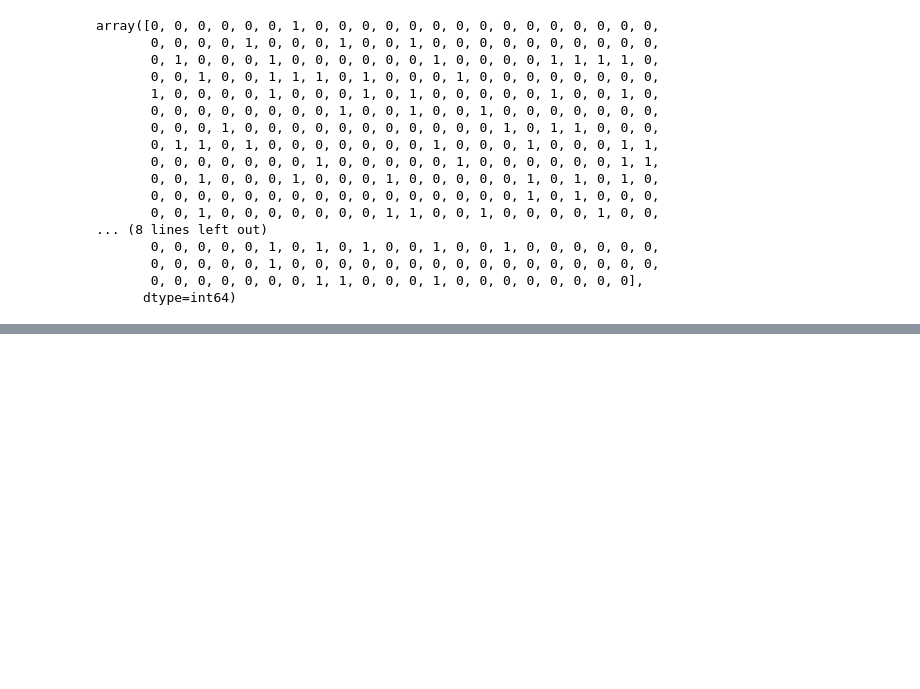
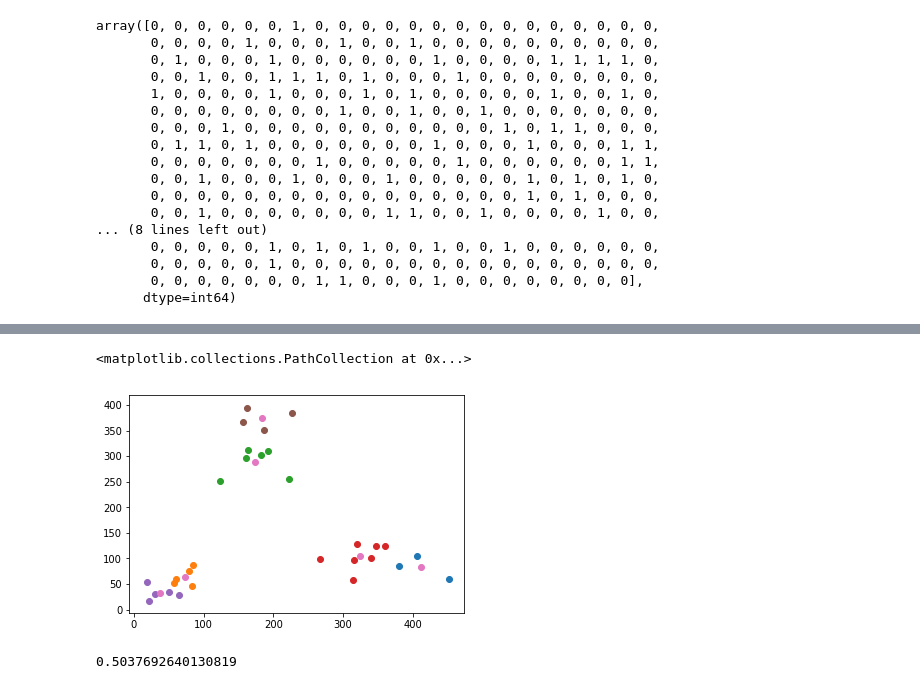
Before and after one commit to docligot/web-bootcamp-1, a Jupyter notebook: ems/python/Python Exercises.ipynb, the cells around one changed output, grey strips where cells are left out. Cells and saved outputs as stored; diff of their text form; code cells hidden in the pictures; blank space fills up the shorter version.

```diff
--- a/ems/python/Python Exercises.ipynb
+++ b/ems/python/Python Exercises.ipynb
@@ -424,0 +544,5 @@ train_out.to_csv('D:\htdocs\web-bootcamp-1\doc\python\pred_usage_1.csv')
+# %%
+# Clustering
+
+
+km = KMeans(n_clusters=2)
@@ -424,0 +600,31 @@ train_out.to_csv('D:\htdocs\web-bootcamp-1\doc\python\pred_usage_1.csv')
+# %%
+fig = plt.gcf()
+fig.set_size_inches(15, 10.5)
+km = KMeans(n_clusters=6)
+km.fit(train)
+toutput = km.predict(train)
+toutput1 = pd.DataFrame(toutput, columns = ['cluster'])
+toutput2 = df.join(toutput1, how='inner')
+tds0 = toutput2[toutput2.cluster==0]
+tds1 = toutput2[toutput2.cluster==1]
+tds2 = toutput2[toutput2.cluster==2]
+tds3 = toutput2[toutput2.cluster==3]
+tds4 = toutput2[toutput2.cluster==4]
+tds5 = toutput2[toutput2.cluster==5]
+tdsc = pd.DataFrame(km.cluster_centers_, columns = ['x_axis', 'y_axis'])
+plt.scatter(tds0.x_axis, tds0.y_axis)
+plt.scatter(tds1.x_axis, tds1.y_axis)
+plt.scatter(tds2.x_axis, tds2.y_axis)
+plt.scatter(tds3.x_axis, tds3.y_axis)
+plt.scatter(tds4.x_axis, tds4.y_axis)
+plt.scatter(tds5.x_axis, tds5.y_axis)
+plt.scatter(tdsc.x_axis, tdsc.y_axis)
+# %% [output]
+<matplotlib.collections.PathCollection at 0x...>
+[figure, added]
+# %%
+km = KMeans(n_clusters=6)
+km.fit(train)
+silhouette_score(km.fit_transform(train), km.labels_)
+# %% [output]
+0.5037692640130819
```
Also changed, not shown: parts of 35 cells of this notebook, 14 other files.
